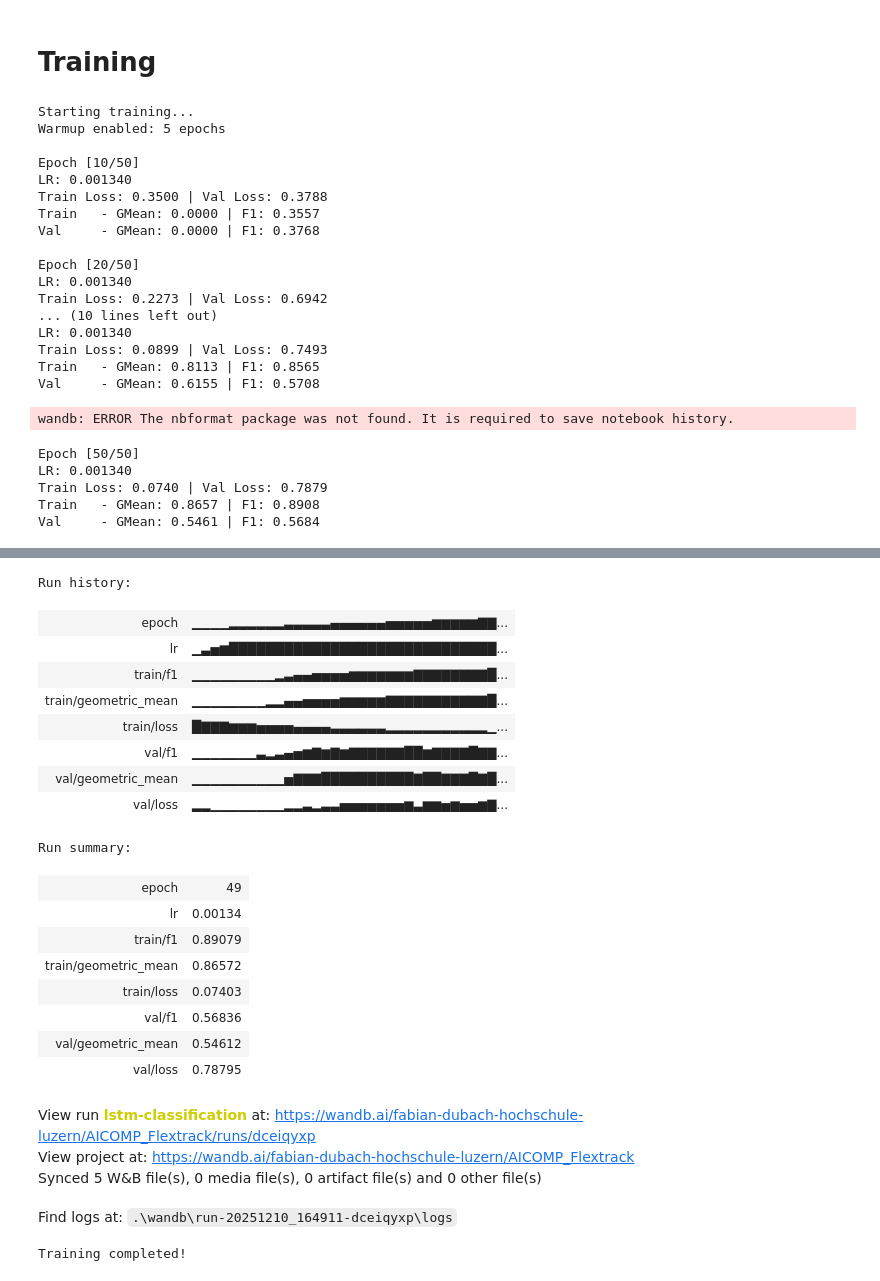
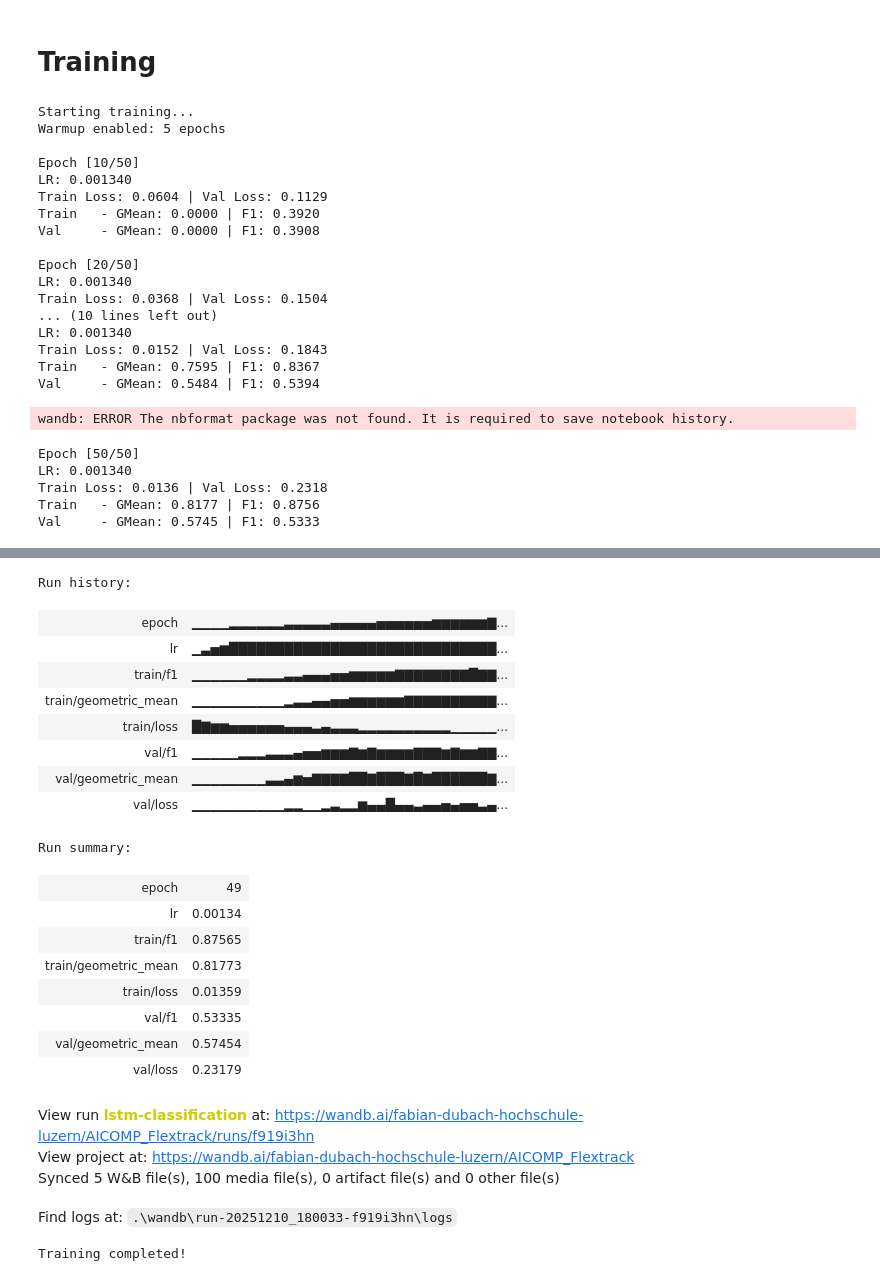
Before and after one commit to xXTime-OnXx/aicomp-flextrack, a Jupyter notebook: notebooks/rnn_classification.ipynb, the cells around one changed output, grey strips where cells are left out. Saved outputs shown, nothing was run; the diff lists cells and outputs as text; code cells hidden in the pictures.

```diff
--- a/notebooks/rnn_classification.ipynb
+++ b/notebooks/rnn_classification.ipynb
@@ -280,7 +286,11 @@ config = {
     'gradient_clip_val': 1.0,
     'warmup_epochs': 5,
     'optimizer': 'Adam',
-    'loss_function': 'WeightedCrossEntropy',
+
+    # Loss Function Parameters
+    'loss_function': 'FocalLoss',
+    'focal_alpha': 1,
+    'focal_gamma': 2,
 
     # Model architecture
     'model_type': 'LSTM'
@@ -402,11 +412,6 @@ LSTMClassifier(
 Setup the loss function and optimizer.
 # %%
 # weighted loss
-class_counts = np.bincount(y_train_seq.flatten())
-print(class_counts)
-class_weights = 1.0 / class_counts
-print(class_weights)
-class_weights = torch.FloatTensor(class_weights).to(device)
-criterion = nn.CrossEntropyLoss(weight=class_weights)
+criterion = FocalLoss(alpha=config['focal_alpha'], gamma=config['focal_gamma'])
 
 optimizer = torch.optim.Adam(model.parameters(), lr=config['learning_rate'], weight_decay=config['weight_decay'])
@@ -539,7 +541,12 @@ for epoch in range(config['num_epochs']):
     val_gmean = geometric_mean_score(val_targets, val_preds)
     val_f1 = f1_score(val_targets, val_preds, average="macro")
 
-    # ============== WANDB LOG ==============
+    # Create confusion matrices
+    train_cm_fig = plot_confusion_matrix(train_targets, train_preds,
+                                          title=f'Training Confusion Matrix - Epoch {epoch+1}')
+    val_cm_fig = plot_confusion_matrix(val_targets, val_preds,
+                                        title=f'Validation Confusion Matrix - Epoch {epoch+1}')
+    # wandb logging
     wandb.log({
         "epoch": epoch,
         "lr": current_lr,
@@ -549,74 +556,80 @@ for epoch in range(config['num_epochs']):
         # training metrics
         "train/geometric_mean": train_gmean,
         "train/f1": train_f1,
+        "train/confusion_matrix": wandb.Image(train_cm_fig),
 
         # validation metrics
         "val/geometric_mean": val_gmean,
-        "val/f1": val_f1
+        "val/f1": val_f1,
+        "val/confusion_matrix": wandb.Image(val_cm_fig),
     })
+
+    # Close figures to free memory
+    plt.close(train_cm_fig)
+    plt.close(val_cm_fig)
 
     # ============== PRINT PROGRESS ==============
     if (epoch + 1) % 10 == 0:
         print(f"\nEpoch [{epoch+1}/{config['num_epochs']}]")
         print(f"LR: {current_lr:.6f}")
         print(f"Train Loss: {train_loss:.4f} | Val Loss: {val_loss:.4f}")
         print(f"Train   - GMean: {train_gmean:.4f} | F1: {train_f1:.4f}")
         print(f"Val     - GMean: {val_gmean:.4f} | F1: {val_f1:.4f}")
 
     # save best model
     if val_loss < best_val_loss:
         best_val_loss = val_loss
         torch.save(model.state_dict(), "best_model.pt")
 
 wandb.finish()
 print("\nTraining completed!")
 # %% [output]
 Starting training...
 Warmup enabled: 5 epochs
 
 Epoch [10/50]
 LR: 0.001340
-Train Loss: 0.3500 | Val Loss: 0.3788
-Train   - GMean: 0.0000 | F1: 0.3557
-Val     - GMean: 0.0000 | F1: 0.3768
+Train Loss: 0.0604 | Val Loss: 0.1129
+Train   - GMean: 0.0000 | F1: 0.3920
+Val     - GMean: 0.0000 | F1: 0.3908
 
 Epoch [20/50]
 LR: 0.001340
-Train Loss: 0.2273 | Val Loss: 0.6942
+Train Loss: 0.0368 | Val Loss: 0.1504
 ... (10 lines left out)
 LR: 0.001340
-Train Loss: 0.0899 | Val Loss: 0.7493
-Train   - GMean: 0.8113 | F1: 0.8565
-Val     - GMean: 0.6155 | F1: 0.5708
+Train Loss: 0.0152 | Val Loss: 0.1843
+Train   - GMean: 0.7595 | F1: 0.8367
+Val     - GMean: 0.5484 | F1: 0.5394
 wandb: ERROR The nbformat package was not found. It is required to save notebook history.
 Epoch [50/50]
 LR: 0.001340
-Train Loss: 0.0740 | Val Loss: 0.7879
-Train   - GMean: 0.8657 | F1: 0.8908
-Val     - GMean: 0.5461 | F1: 0.5684
+Train Loss: 0.0136 | Val Loss: 0.2318
+Train   - GMean: 0.8177 | F1: 0.8756
+Val     - GMean: 0.5745 | F1: 0.5333
 [interactive output not drawn]
 Run history:
-| epoch | ▁▁▁▁▂▂▂▂▂▂▃▃▃▃▃▄▄▄▄▄▄▅▅▅▅▅▆▆▆▆▆▇▇... |
+| epoch | ▁▁▁▁▂▂▂▂▂▂▃▃▃▃▃▄▄▄▄▄▅▅▅▅▅▅▆▆▆▆▆▆▇... |
 | lr | ▁▃▅▆█████████████████████████████... |
-| train/f1 | ▁▁▁▁▁▁▁▁▁▂▃▄▄▅▅▅▅▆▆▆▆▆▆▆▇▇▇▇▇▇▇▇█... |
-| train/geometric_mean | ▁▁▁▁▁▁▁▁▂▂▄▄▅▅▅▅▆▆▆▆▆▇▇▇▇▇▇▇▇▇▇▇█... |
-| train/loss | █▇▇▇▆▆▆▅▅▅▅▄▄▄▄▃▃▃▃▃▃▂▂▂▂▂▂▂▂▂▂▂▁... |
-| val/f1 | ▁▁▁▁▁▁▁▃▂▃▄▅▆▇▆▇▆▇▇▇▇▇▇██▆▇▇▇▇█▇▇... |
-| val/geometric_mean | ▁▁▁▁▁▁▁▁▁▁▅▇▇▇██████████▇██▇▇▇█▇█... |
-| val/loss | ▂▂▁▁▁▁▁▁▁▁▂▂▃▂▃▃▅▅▅▅▅▅▅▆▃▆▆▅▆▅▅▆▇... |
+| train/f1 | ▁▁▁▁▁▁▂▂▂▂▃▃▄▄▄▅▅▆▆▆▆▆▇▇▇▇▇▇▇▇█▇▇... |
+| train/geometric_mean | ▁▁▁▁▁▁▁▁▁▁▂▃▃▄▄▅▅▆▆▆▆▆▆▇▇▇▇▇▇▇▇▇▇... |
+| train/loss | █▇▆▆▅▅▅▅▅▅▄▄▄▃▄▃▃▃▂▂▂▂▂▂▂▂▂▂▁▁▁▁▁... |
+| val/f1 | ▁▁▁▁▁▂▂▂▃▃▃▄▅▅▆▆▆▇▆▇▆▆▆▆▇▇▇▆▇▆▆▇▇... |
+| val/geometric_mean | ▁▁▁▁▁▁▁▁▃▃▄▆▅▇▇▇▇██▇███▇█▇██████▇... |
+| val/loss | ▁▁▁▁▁▁▁▁▁▁▂▂▁▁▂▃▂▂▆▄▄█▄▄▃▄▄▅▄▅▅▃▄... |
 Run summary:
 | epoch | 49 |
 | lr | 0.00134 |
-| train/f1 | 0.89079 |
-| train/geometric_mean | 0.86572 |
-| train/loss | 0.07403 |
-| val/f1 | 0.56836 |
-| val/geometric_mean | 0.54612 |
-| val/loss | 0.78795 |
+| train/f1 | 0.87565 |
+| train/geometric_mean | 0.81773 |
+| train/loss | 0.01359 |
+| val/f1 | 0.53335 |
+| val/geometric_mean | 0.57454 |
+| val/loss | 0.23179 |
-View run lstm-classification at: https://wandb.ai/fabian-dubach-hochschule-luzern/AICOMP_Flextrack/runs/dceiqyxp
+View run lstm-classification at: https://wandb.ai/fabian-dubach-hochschule-luzern/AICOMP_Flextrack/runs/f919i3hn
 View project at: https://wandb.ai/fabian-dubach-hochschule-luzern/AICOMP_Flextrack
-Synced 5 W&B file(s), 0 media file(s), 0 artifact file(s) and 0 other file(s)
+Synced 5 W&B file(s), 100 media file(s), 0 artifact file(s) and 0 other file(s)
-Find logs at: .\wandb\run-20251210_164911-dceiqyxp\logs
+Find logs at: .\wandb\run-20251210_180033-f919i3hn\logs
 Training completed!
 # %%
 # Plot training history
```
Also changed, not shown: parts of 5 cells of this notebook, 3 other files.
